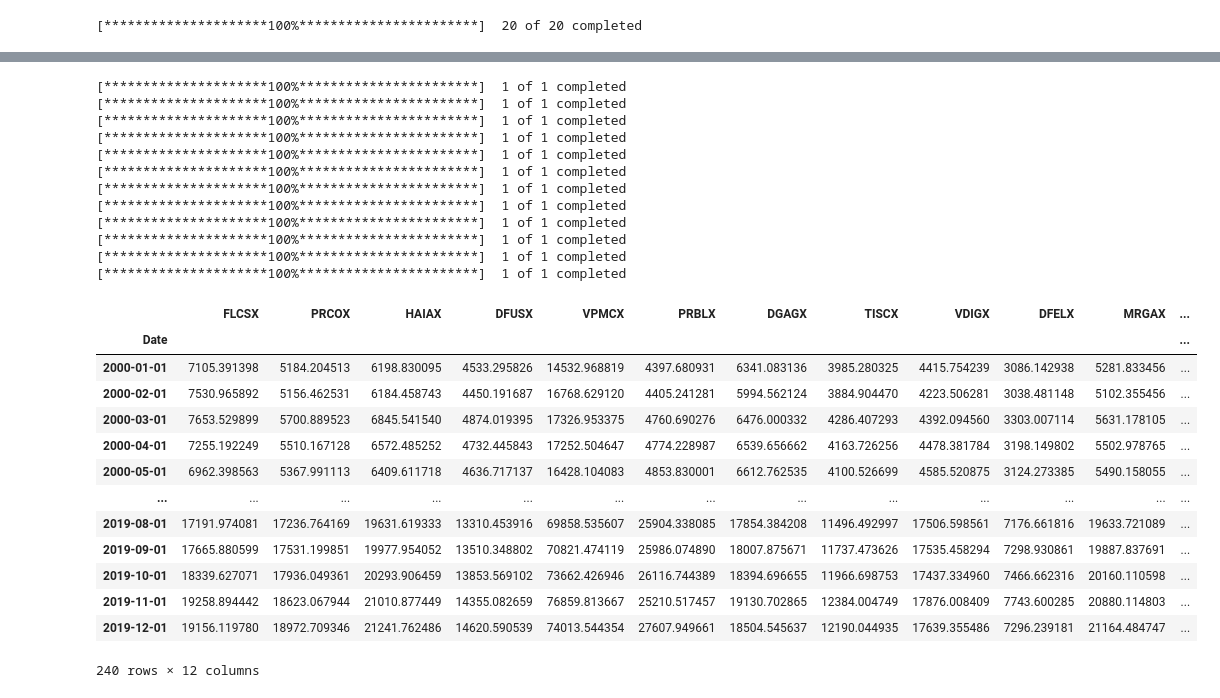
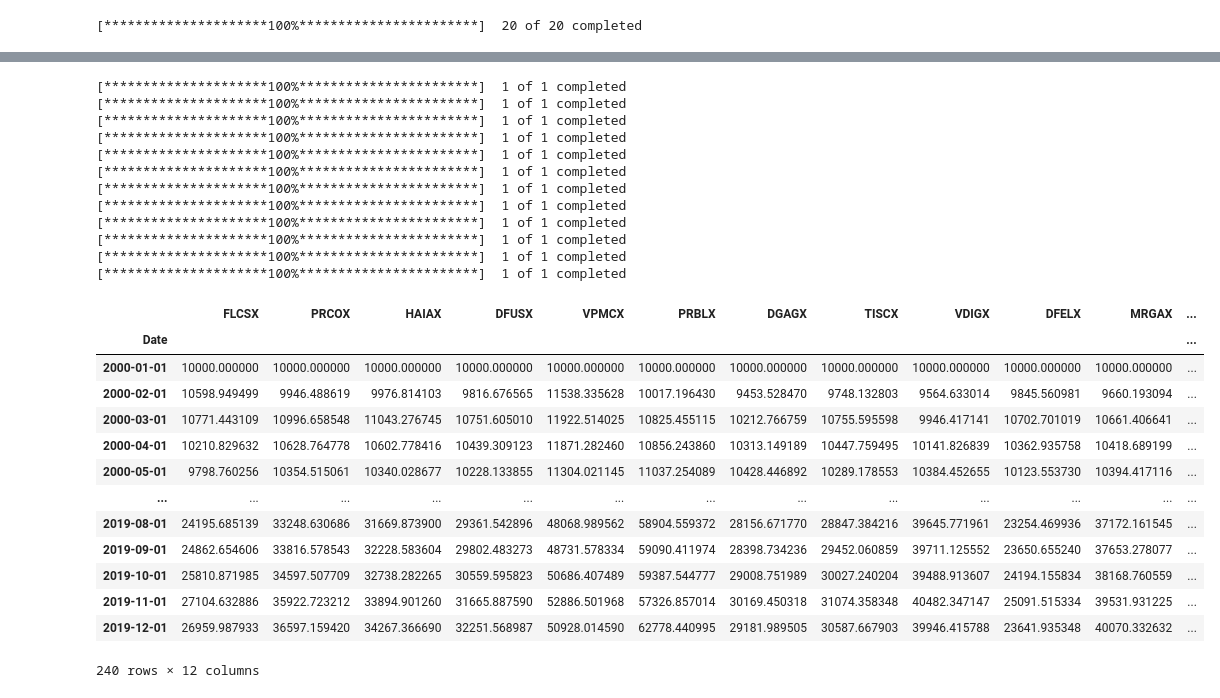
Before and after one commit to Harnekgithub/Project_Random_Walkthrough_SP500_Dataset, a Jupyter notebook: Code/random_walkthrough.ipynb, the cells around one changed output, grey strips where cells are left out. Drawn from its saved outputs; the diff is of its cells as text; code cells hidden in the pictures.

```diff
--- a/Code/random_walkthrough.ipynb
+++ b/Code/random_walkthrough.ipynb
@@ -95,7 +96,7 @@ added_b4_2000
 #print(stock_port)
 # %%
 #create a list of stock symbols that have been added to SP500 before 2000
-stock_port = []
+ticker_list = []
 port_df = pd.DataFrame()
 
 #set the number of random stocks to be picked if the user chooses to pick 10 stock portfolio
@@ -110,12 +111,13 @@ on_click_30 = 30
 
 #picking random stock tickers using sample() function instead of random.rand.int
 random_df=added_b4_2000.sample(n=on_click_20)
-ticker_list = []
+
+#build the ticker string from ticker list
 for i in range(on_click_20):
     ticker = random_df.iloc[i].ticker
     ticker_list.append(ticker)
 #print(test_list)
-ticker = ""
-ticker = ' '.join(ticker_list)
-print(ticker)
+tickers = ""
+tickers = ' '.join(ticker_list)
+print(tickers)
 # %% [output]
@@ -123,6 +125,7 @@ AZO EMR LLY MRO AMAT TJX PHM PNC K CAG ECL KO ALL KR LEG CTXS LMT PPG SO CVX
 # %%
 #calling the yfinance function to fetch data for the random list of tickers from sp500 dataset
-port_df = yahoo_finance(ticker)
+port_df = yahoo_finance(tickers)
+#port_df = yf.download(tickers, start='2000-01-01', end='2019-12-31',interval = '1mo')
 # %% [output]
 [*********************100%***********************]  20 of 20 completed
 # %%
@@ -144,0 +166,5 @@ data.head(3)
+# %%
+#Value of $10000 invested
+initial_val =  data.iloc[0,0]
+num_of_shares = 10000 / initial_val
+print(num_of_shares)
@@ -155,47 +180,45 @@ rand_plot = data['monthly_value'].plot(figsize= (15,10))
 # %%
 def get_fund_data(ticker):
-    #ticker = ""
-    #ticker = ' '.join(mg_list)
     #print(ticker)
     mg_fund_df = yahoo_finance(ticker)
     mg_fund_df.dropna(inplace=True)
-    return mg_fund_df[['Adj Close','Close']]
+    return mg_fund_df['Adj Close']
 # %%
 monthly_values = pd.DataFrame()
 mg_list = ['FLCSX', 'PRCOX', 'HAIAX', 'DFUSX','VPMCX','PRBLX','DGAGX','TISCX','VDIGX','DFELX','MRGAX','BRLIX']
 for ticker in mg_list:
-    data = get_fund_data(ticker)
-    fund_data = data[['Adj Close','Close']]
+    data_yf = get_fund_data(ticker)
+    fund_data = data_yf.to_frame()
     initial_value = fund_data.iloc[0,0]
-    num_of_shares = 10000 / initial_val
+    num_of_shares = 10000 / initial_value
     monthly_values[ticker] = num_of_shares * fund_data.iloc[:,0]
 monthly_values
 # %% [output]
 [*********************100%***********************]  1 of 1 completed
 [*********************100%***********************]  1 of 1 completed
 [*********************100%***********************]  1 of 1 completed
 [*********************100%***********************]  1 of 1 completed
 [*********************100%***********************]  1 of 1 completed
 [*********************100%***********************]  1 of 1 completed
 [*********************100%***********************]  1 of 1 completed
 [*********************100%***********************]  1 of 1 completed
 [*********************100%***********************]  1 of 1 completed
 [*********************100%***********************]  1 of 1 completed
 [*********************100%***********************]  1 of 1 completed
 [*********************100%***********************]  1 of 1 completed
 |  | FLCSX | PRCOX | HAIAX | DFUSX | VPMCX | PRBLX | DGAGX | TISCX | VDIGX | DFELX | MRGAX | ... |
 | Date |  |  |  |  |  |  |  |  |  |  |  | ... |
-| 2000-01-01 | 7105.391398 | 5184.204513 | 6198.830095 | 4533.295826 | 14532.968819 | 4397.680931 | 6341.083136 | 3985.280325 | 4415.754239 | 3086.142938 | 5281.833456 | ... |
-| 2000-02-01 | 7530.965892 | 5156.462531 | 6184.458743 | 4450.191687 | 16768.629120 | 4405.241281 | 5994.562124 | 3884.904470 | 4223.506281 | 3038.481148 | 5102.355456 | ... |
-| 2000-03-01 | 7653.529899 | 5700.889523 | 6845.541540 | 4874.019395 | 17326.953375 | 4760.690276 | 6476.000332 | 4286.407293 | 4392.094560 | 3303.007114 | 5631.178105 | ... |
-| 2000-04-01 | 7255.192249 | 5510.167128 | 6572.485252 | 4732.445843 | 17252.504647 | 4774.228987 | 6539.656662 | 4163.726256 | 4478.381784 | 3198.149802 | 5502.978765 | ... |
-| 2000-05-01 | 6962.398563 | 5367.991113 | 6409.611718 | 4636.717137 | 16428.104083 | 4853.830001 | 6612.762535 | 4100.526699 | 4585.520875 | 3124.273385 | 5490.158055 | ... |
+| 2000-01-01 | 10000.000000 | 10000.000000 | 10000.000000 | 10000.000000 | 10000.000000 | 10000.000000 | 10000.000000 | 10000.000000 | 10000.000000 | 10000.000000 | 10000.000000 | ... |
+| 2000-02-01 | 10598.949499 | 9946.488619 | 9976.814103 | 9816.676565 | 11538.335628 | 10017.196430 | 9453.528470 | 9748.132803 | 9564.633014 | 9845.560981 | 9660.193094 | ... |
+| 2000-03-01 | 10771.443109 | 10996.658548 | 11043.276745 | 10751.605010 | 11922.514025 | 10825.455115 | 10212.766759 | 10755.595598 | 9946.417141 | 10702.701019 | 10661.406641 | ... |
+| 2000-04-01 | 10210.829632 | 10628.764778 | 10602.778416 | 10439.309123 | 11871.282460 | 10856.243860 | 10313.149189 | 10447.759495 | 10141.826839 | 10362.935758 | 10418.689199 | ... |
+| 2000-05-01 | 9798.760256 | 10354.515061 | 10340.028677 | 10228.133855 | 11304.021145 | 11037.254089 | 10428.446892 | 10289.178553 | 10384.452655 | 10123.553730 | 10394.417116 | ... |
 | ... | ... | ... | ... | ... | ... | ... | ... | ... | ... | ... | ... | ... |
-| 2019-08-01 | 17191.974081 | 17236.764169 | 19631.619333 | 13310.453916 | 69858.535607 | 25904.338085 | 17854.384208 | 11496.492997 | 17506.598561 | 7176.661816 | 19633.721089 | ... |
-| 2019-09-01 | 17665.880599 | 17531.199851 | 19977.954052 | 13510.348802 | 70821.474119 | 25986.074890 | 18007.875671 | 11737.473626 | 17535.458294 | 7298.930861 | 19887.837691 | ... |
-| 2019-10-01 | 18339.627071 | 17936.049361 | 20293.906459 | 13853.569102 | 73662.426946 | 26116.744389 | 18394.696655 | 11966.698753 | 17437.334960 | 7466.662316 | 20160.110598 | ... |
-| 2019-11-01 | 19258.894442 | 18623.067944 | 21010.877449 | 14355.082659 | 76859.813667 | 25210.517457 | 19130.702865 | 12384.004749 | 17876.008409 | 7743.600285 | 20880.114803 | ... |
-| 2019-12-01 | 19156.119780 | 18972.709346 | 21241.762486 | 14620.590539 | 74013.544354 | 27607.949661 | 18504.545637 | 12190.044935 | 17639.355486 | 7296.239181 | 21164.484747 | ... |
+| 2019-08-01 | 24195.685139 | 33248.630686 | 31669.873900 | 29361.542896 | 48068.989562 | 58904.559372 | 28156.671770 | 28847.384216 | 39645.771961 | 23254.469936 | 37172.161545 | ... |
+| 2019-09-01 | 24862.654606 | 33816.578543 | 32228.583604 | 29802.483273 | 48731.578334 | 59090.411974 | 28398.734236 | 29452.060859 | 39711.125552 | 23650.655240 | 37653.278077 | ... |
+| 2019-10-01 | 25810.871985 | 34597.507709 | 32738.282265 | 30559.595823 | 50686.407489 | 59387.544777 | 29008.751989 | 30027.240204 | 39488.913607 | 24194.155834 | 38168.760559 | ... |
+| 2019-11-01 | 27104.632886 | 35922.723212 | 33894.901260 | 31665.887590 | 52886.501968 | 57326.857014 | 30169.450318 | 31074.358348 | 40482.347147 | 25091.515334 | 39531.931225 | ... |
+| 2019-12-01 | 26959.987933 | 36597.159420 | 34267.366690 | 32251.568987 | 50928.014590 | 62778.440995 | 29181.989505 | 30587.667903 | 39946.415788 | 23641.935348 | 40070.332632 | ... |
 240 rows × 12 columns
 # %%
 monthly_values.plot(figsize= (15,10))
```
Also changed, not shown: parts of 9 cells of this notebook.
